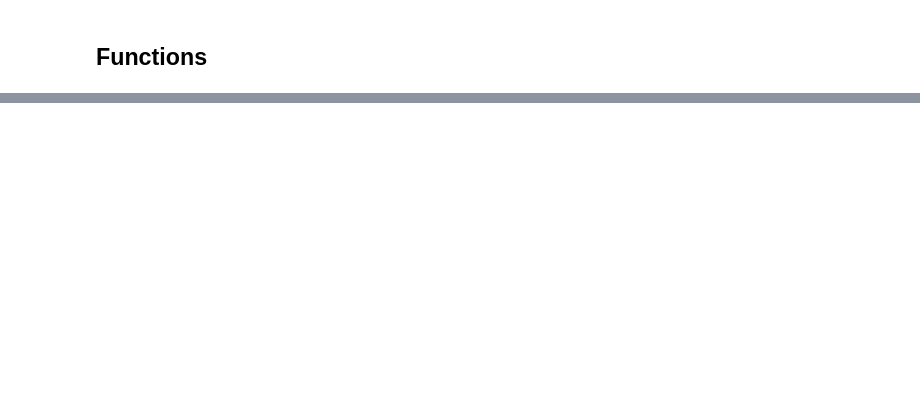
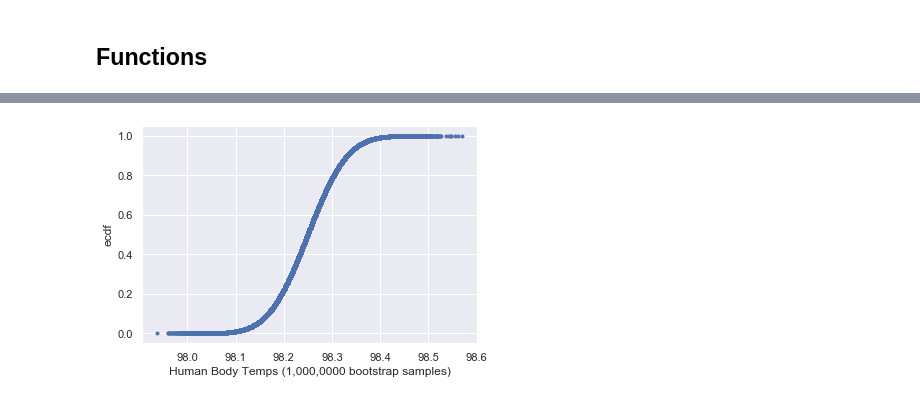
Before and after one commit to dfarkins/Springboard, a Jupyter notebook: EDA_human_temperature/sliderule_dsi_inferential_statistics_exercise_1.ipynb, the cells around one changed output, grey strips where cells are left out. Drawn from its saved outputs; the diff is of its cells as text; code cells hidden in the pictures; blank space fills up the shorter version.

Commit message:
EDA body temps q2

```diff
--- a/EDA_human_temperature/sliderule_dsi_inferential_statistics_exercise_1.ipynb
+++ b/EDA_human_temperature/sliderule_dsi_inferential_statistics_exercise_1.ipynb
@@ -105,5 +120,21 @@ def pearson_r(x, y):
 
     # Return entry [0,1]
     return corr_mat[0,1]
+
+
+#========================#
+# generate bs replicates
+#========================#
+def gen_bs_reps(data, func, size=1):
+    """Generate bootstrap replicates."""
+
+    # Initialize array of replicates: bs_replicates
+    bs_replicates = np.empty(size)
+
+    # Generate replicates
+    for i in range(size):
+        bs_replicates[i] = func(np.random.choice(data, len(data)))
+
+    return bs_replicates
 # %% [markdown]
 ## QUESTION 1: Is the distribution of body temperatures normal?
@@ -205,0 +233,10 @@ Difference in intercept:   0.397357130517193
+# %%
+#generate 1,000,000 bs replicates of the mean and plot the ecdf
+bs_mean = gen_bs_reps(t, np.mean, 1000000)
+bs_x, bs_y = ecdf(bs_mean)
+plt.plot(bs_x, bs_y, marker=".", linestyle="none")
+plt.xlabel("Human Body Temps (1,000,0000 bootstrap samples)")
+plt.ylabel("ecdf")
+plt.show()
+# %% [output]
+[figure, added]
```
Also changed, not shown: parts of 19 cells of this notebook.
